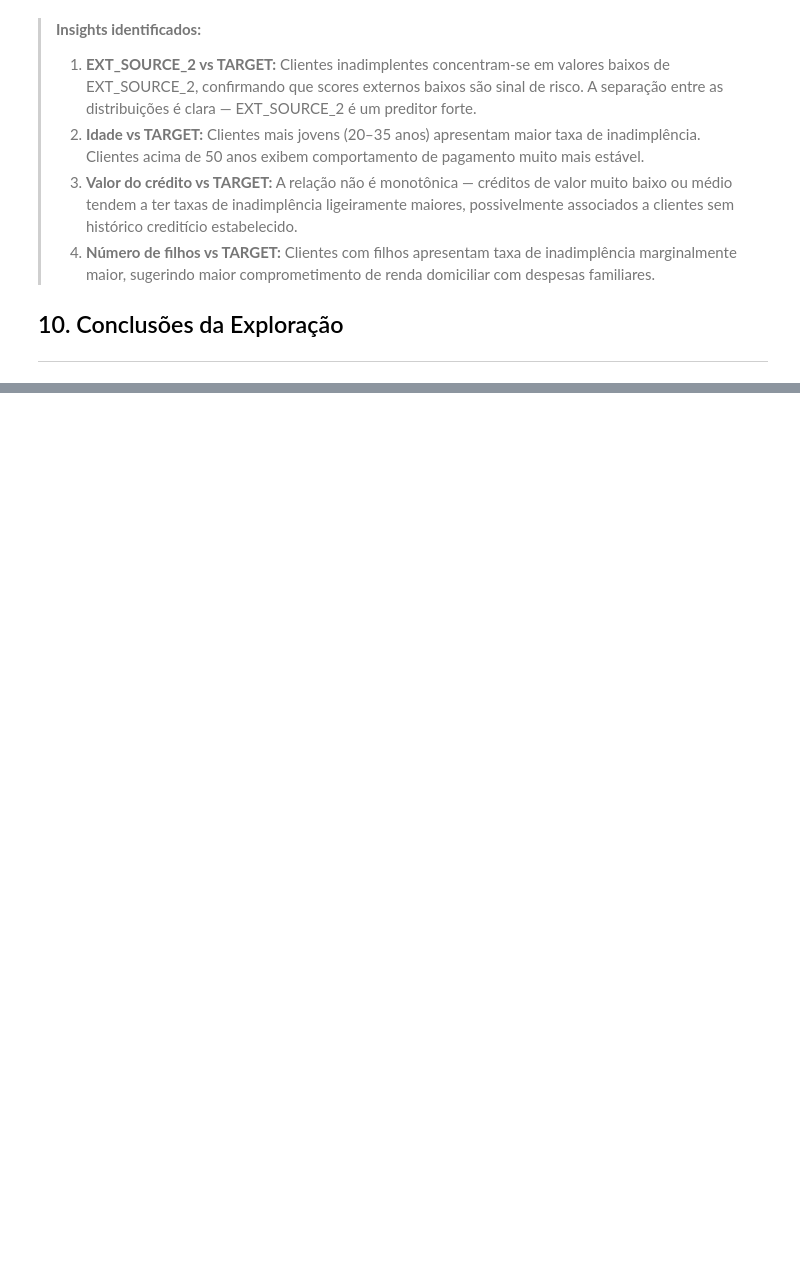
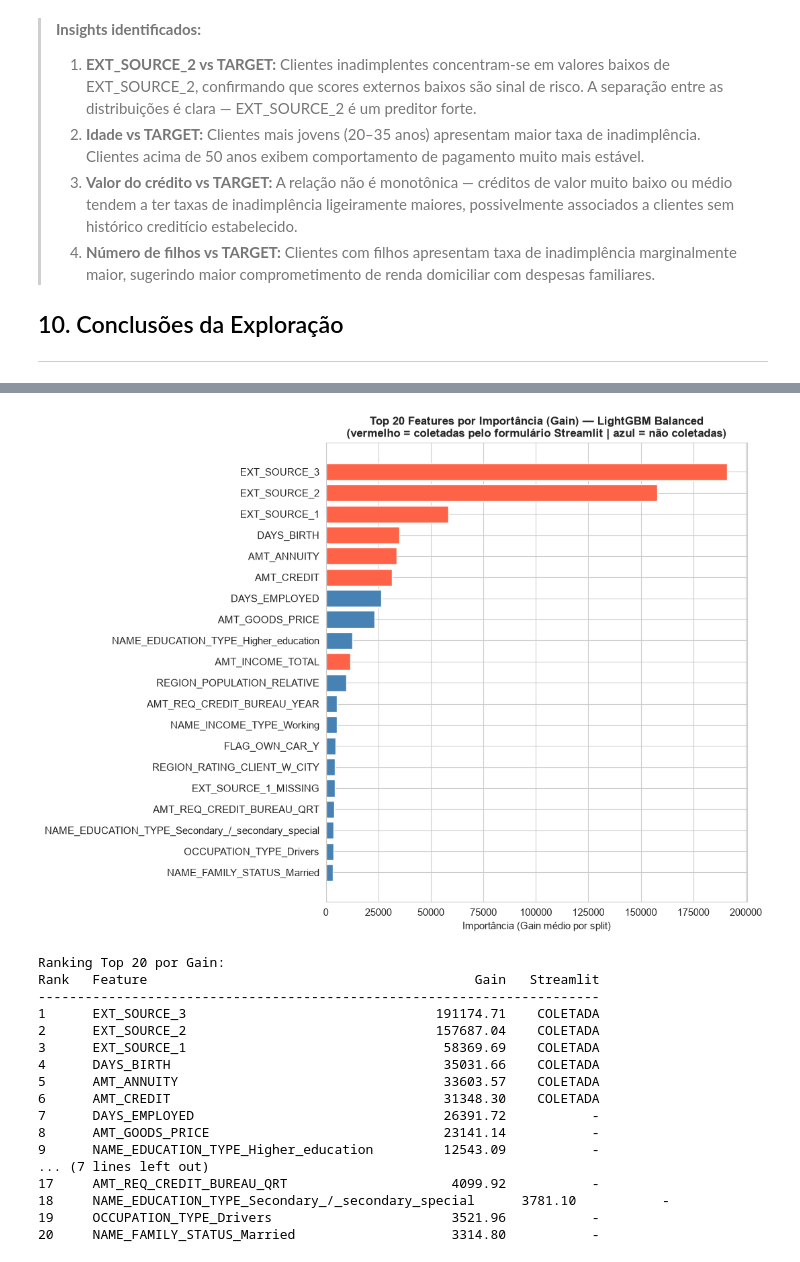
Before and after one commit to wellingtonpawlino/creditguard-ai-entrega-individual-sub, a Jupyter notebook: DataPipeline/exp_analysis.ipynb, the cells around one changed output, grey strips where cells are left out. Saved outputs shown, nothing was run; the diff lists cells and outputs as text; code cells hidden in the pictures; blank space fills up the shorter version.

```diff
--- a/DataPipeline/exp_analysis.ipynb
+++ b/DataPipeline/exp_analysis.ipynb
@@ -314,0 +513,46 @@ plt.show()
+# %%
+form_set = {
+    'EXT_SOURCE_1', 'EXT_SOURCE_2', 'EXT_SOURCE_3',
+    'DAYS_BIRTH', 'AMT_CREDIT', 'AMT_ANNUITY',
+    'AMT_INCOME_TOTAL', 'CNT_CHILDREN'
+}
+
+top_20 = importance_df.head(20)
+colors = ['tomato' if f in form_set else 'steelblue' for f in top_20['feature'][::-1]]
+
+fig, ax = plt.subplots(figsize=(11, 8))
+ax.barh(top_20['feature'][::-1], top_20['gain'][::-1], color=colors, edgecolor='white')
+ax.set_title(
+    'Top 20 Features por Importância (Gain) — LightGBM Balanced\n'
+    '(vermelho = coletadas pelo formulário Streamlit | azul = não coletadas)',
+    fontsize=12, fontweight='bold'
+)
+ax.set_xlabel('Importância (Gain médio por split)')
+plt.tight_layout()
+plt.show()
+
+print("\nRanking Top 20 por Gain:")
+print(f"{'Rank':<6} {'Feature':<40} {'Gain':>12}  {'Streamlit':>10}")
+print("-" * 72)
+for rank, row in enumerate(importance_df.head(20).itertuples(), 1):
+    marker = "COLETADA" if row.feature in form_set else "-"
+    print(f"{rank:<6} {row.feature:<40} {row.gain:>12.2f}  {marker:>10}")
+# %% [output]
+[figure, added]
+Ranking Top 20 por Gain:
+Rank   Feature                                          Gain   Streamlit
+------------------------------------------------------------------------
+1      EXT_SOURCE_3                                191174.71    COLETADA
+2      EXT_SOURCE_2                                157687.04    COLETADA
+3      EXT_SOURCE_1                                 58369.69    COLETADA
+4      DAYS_BIRTH                                   35031.66    COLETADA
+5      AMT_ANNUITY                                  33603.57    COLETADA
+6      AMT_CREDIT                                   31348.30    COLETADA
+7      DAYS_EMPLOYED                                26391.72           -
+8      AMT_GOODS_PRICE                              23141.14           -
+9      NAME_EDUCATION_TYPE_Higher_education         12543.09           -
+... (7 lines left out)
+17     AMT_REQ_CREDIT_BUREAU_QRT                     4099.92           -
+18     NAME_EDUCATION_TYPE_Secondary_/_secondary_special      3781.10           -
+19     OCCUPATION_TYPE_Drivers                       3521.96           -
+20     NAME_FAMILY_STATUS_Married                    3314.80           -
```
Also changed, not shown: parts of 23 cells of this notebook.
